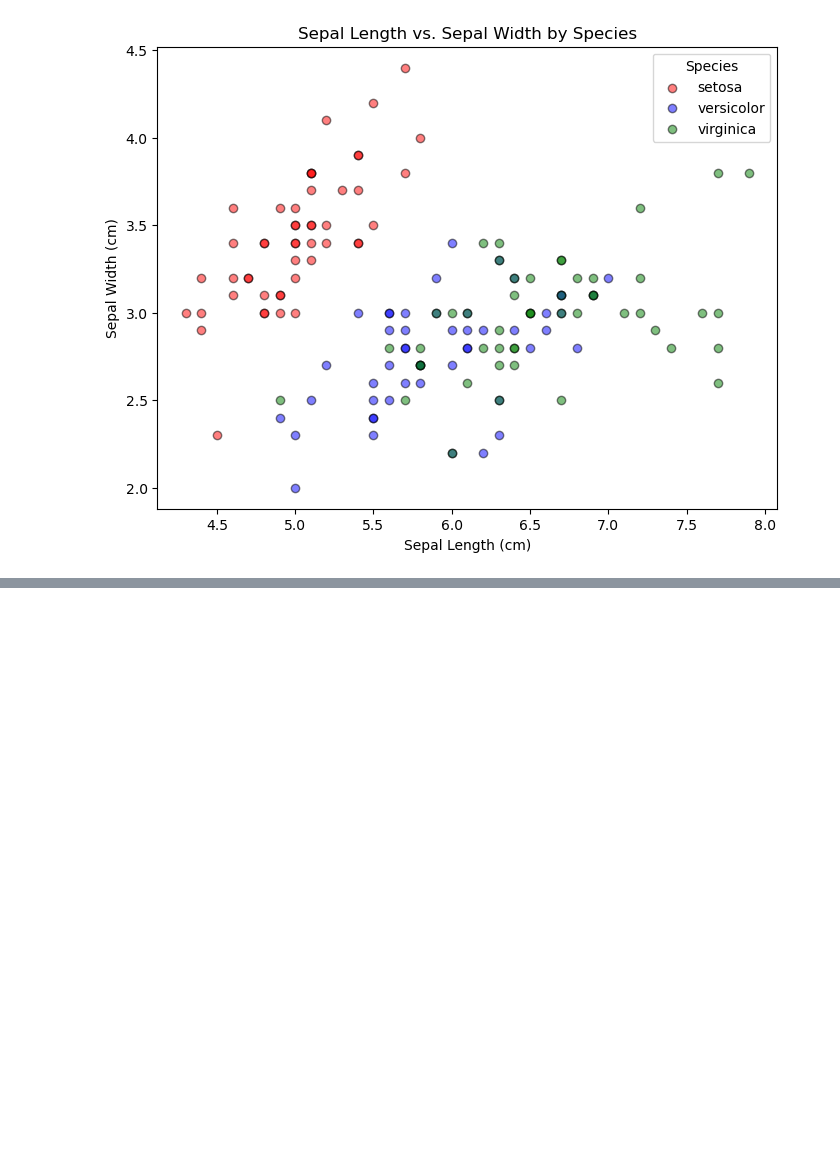
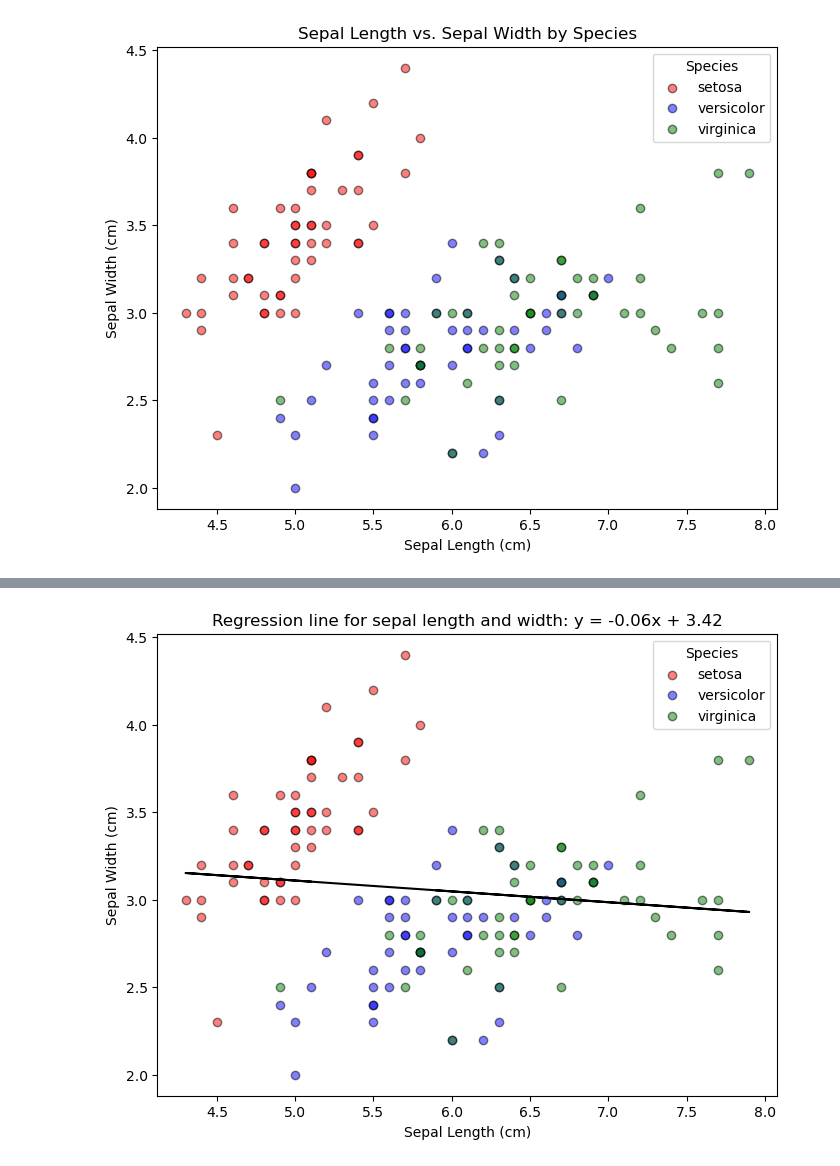
Before and after one commit to CGiardino/principles_of_data_analytics, a Jupyter notebook: tasks.ipynb, the cells around one changed output, grey strips where cells are left out. Saved outputs shown, nothing was run; the diff lists cells and outputs as text; code cells hidden in the pictures; blank space fills up the shorter version.

Commit message:
task6: Analyze Relationship for iris sepal length vs width

```diff
--- a/tasks.ipynb
+++ b/tasks.ipynb
@@ -167,0 +175,28 @@ plt.show()
+# %%
+# From task 5: Scatter plot for Sepal Length vs. Sepal Width with regression line
+colors = {0: 'red', 1: 'blue', 2: 'green'}
+
+# Scatter plot for Sepal Length vs. Sepal Width
+plt.figure(figsize=(8, 6))
+
+# Plot each species separately
+for species, color in colors.items():
+    subset = iris_dataframe[iris_dataframe['target'] == species]
+    plt.scatter(subset['sepal length (cm)'], subset['sepal width (cm)'],
+            label=iris_dataset.target_names[species],
+            color=color, alpha=0.5, edgecolors='black', marker='o')
+
+# Labels and title
+plt.xlabel("Sepal Length (cm)")
+plt.ylabel("Sepal Width (cm)")
+plt.legend(title="Species")
+
+# From task 6: Add regression line
+sepal_length= iris_dataframe['sepal length (cm)']
+sepal_width = iris_dataframe['sepal width (cm)']
+m, c = np.polyfit(sepal_length, sepal_width, 1)
+plt.plot(sepal_length, m * sepal_length + c, color='black')
+plt.title(f'Regression line for sepal length and width: y = {m:.2f}x + {c:.2f}')
+plt.show()
+# %% [output]
+[figure, added]
```
Also changed, not shown: parts of 3 cells of this notebook.
